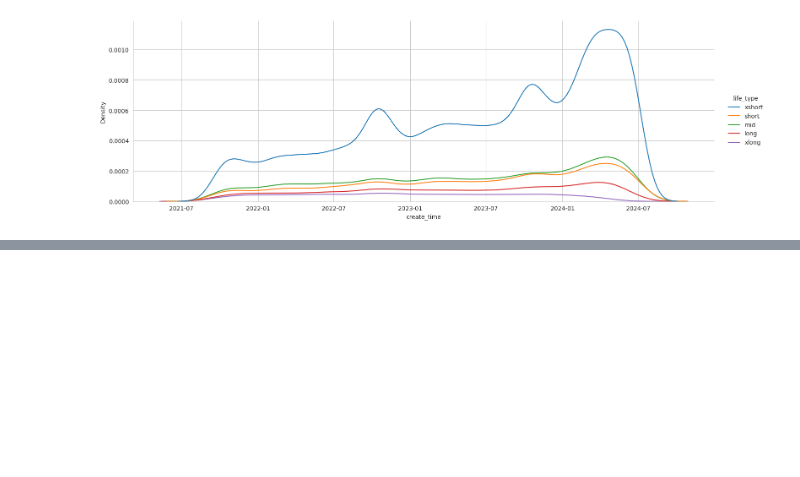
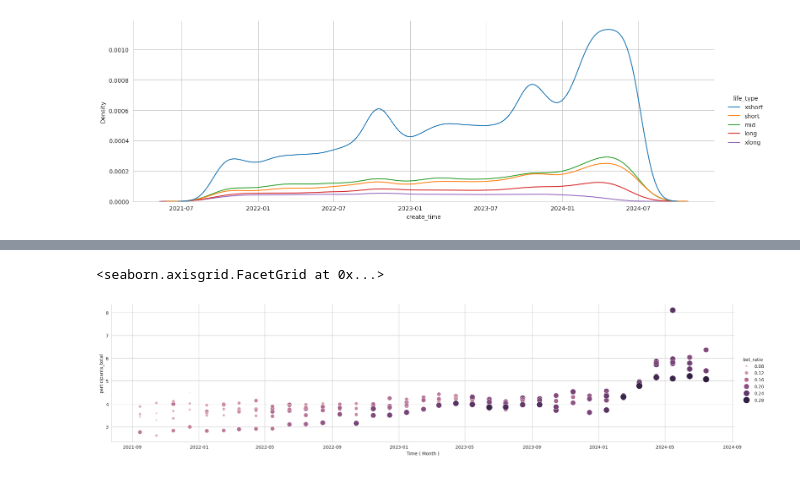
Before and after one commit to ds1sqe/github_crawler, a Jupyter notebook: graph.ipynb, the cells around one changed output, grey strips where cells are left out. Cells and saved outputs as stored; diff of their text form; code cells hidden in the pictures; blank space fills up the shorter version.

```diff
--- a/graph.ipynb
+++ b/graph.ipynb
@@ -267,0 +291,6 @@ sns.kdeplot(data = prs,x="create_time",y="bot_ratio",fill=True,levels=8)
+# %%
+rel = sns.relplot(data = prs_g1,x='time',y='participants_total',size='bot_ratio',hue='bot_ratio',aspect=4,sizes=(1,200))
+rel.set_xlabels("Time ( Month )")
+# %% [output]
+<seaborn.axisgrid.FacetGrid at 0x...>
+[figure, added]
```
Also changed, not shown: parts of 27 cells of this notebook.
